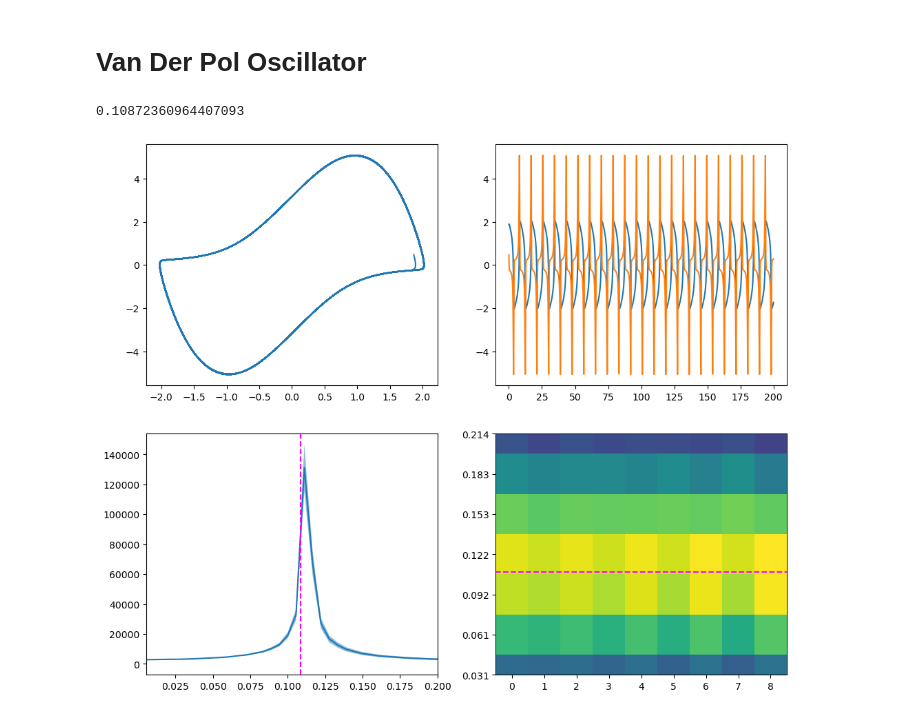
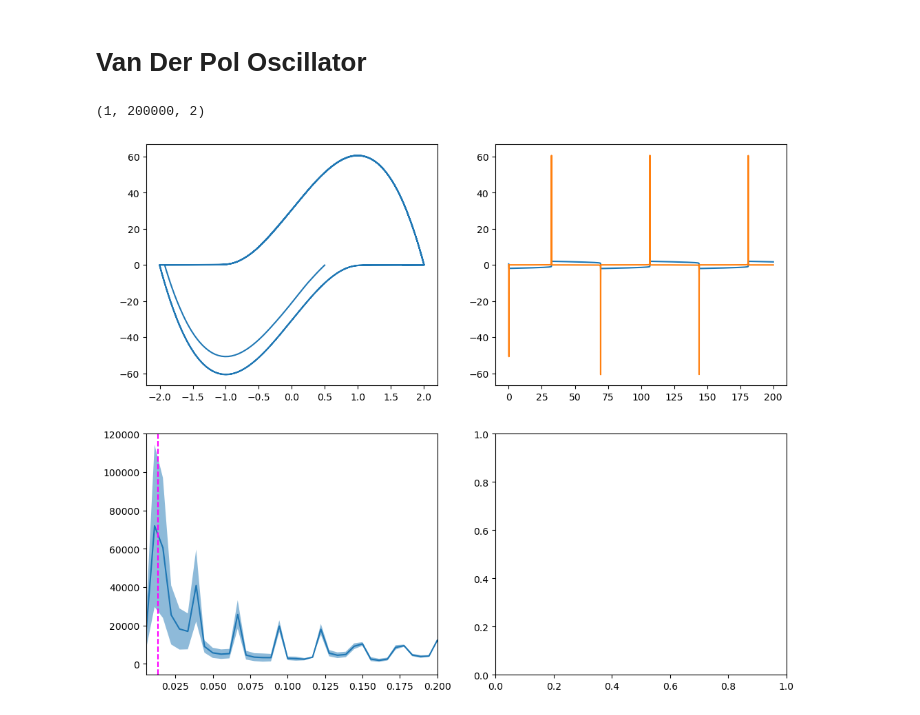
Before and after one commit to adamjeisen/UniversalUnconsciousness, a Jupyter notebook: _jupyter/Testing/2024-06-06 - Testing Oscillatory Systems.ipynb, the cells around one changed output. Drawn from its saved outputs; the diff is of its cells as text; code cells hidden in the pictures.

```diff
--- a/_jupyter/Testing/2024-06-06 - Testing Oscillatory Systems.ipynb
+++ b/_jupyter/Testing/2024-06-06 - Testing Oscillatory Systems.ipynb
@@ -180,4 +190,5 @@ mu = 3
 # %%
+mu = 45
 t_span = [0, 200]
 dt = 0.001
 t_eval = np.arange(t_span[0], t_span[1], dt)
@@ -198,47 +210,48 @@ spec, freqs_spec, spec_mags, spec_angles = compute_spectra(x[:, transient:], dt,
 # %%
 pred_period = (3 - 2*np.log(2))*mu + 2*np.pi/(mu**(1/3))
 # %%
-1/pred_period
+x.shape
 # %% [output]
-0.10872360964407093
+(1, 200000, 2)
 # %%
 max_freq = 0.2
-min_freq = np.min([freqs[1], freqs_spec[1]])
+min_freq = freqs[1]
+# min_freq = np.min([freqs[1], freqs_spec[1]])
 
 traj_num = 0
 fig, axs = plt.subplots(2, 2, figsize=(12, 10))
 
 ax = axs[0][0]
 ax.plot(x[traj_num, :, 0], x[traj_num, :, 1])
 
 ax = axs[0][1]
 ax.plot(t_eval, x[traj_num, :, 0])
 ax.plot(t_eval, x[traj_num, :, 1])
 
 ax = axs[1][0]
 # ax.plot(freqs, fft_mags.mean(axis=0)[:, 0])
 # ax.plot(freqs, fft_mags.mean(axis=0)[:, 1])
 mean_vals = fft_mags.mean(axis=(0, 1))
 se_vals = fft_mags.std(axis=(0, 1))/np.sqrt(fft_mags.shape[0]*fft_mags.shape[1])
 ax.plot(freqs, mean_vals)
 ax.fill_between(freqs, mean_vals - se_vals, mean_vals + se_vals, alpha=0.5)
 ax.axvline(1/pred_period, linestyle='--', c='magenta')
 ax.set_xlim([min_freq, max_freq])
 
 ax = axs[1][1]
-ax.imshow(spec_mags.mean(axis=(0, 1)), aspect='auto', origin='lower')
-min_ind = np.argmax(freqs_spec >= min_freq)
-max_ind = np.argmin(freqs_spec <= max_freq)
-ax.set_ylim([min_ind, max_ind])
-yticks = ax.get_yticks()
-ylim = ax.get_ylim()
-yticks = yticks[(yticks >= ylim[0]) & (yticks <= ylim[1])]
-yticklabels = [f"{freqs_spec[int(y)]:.3f}" for y in yticks]
-ax.set_yticks(yticks)
-ax.set_yticklabels(yticklabels)
-ax.axhline((1/pred_period)/freqs_spec[1], linestyle='--', c='magenta')
+# ax.imshow(spec_mags.mean(axis=(0, 1)), aspect='auto', origin='lower')
+# min_ind = np.argmax(freqs_spec >= min_freq)
+# max_ind = np.argmin(freqs_spec <= max_freq)
+# ax.set_ylim([min_ind, max_ind])
+# yticks = ax.get_yticks()
+# ylim = ax.get_ylim()
+# yticks = yticks[(yticks >= ylim[0]) & (yticks <= ylim[1])]
+# yticklabels = [f"{freqs_spec[int(y)]:.3f}" for y in yticks]
+# ax.set_yticks(yticks)
+# ax.set_yticklabels(yticklabels)
+# ax.axhline((1/pred_period)/freqs_spec[1], linestyle='--', c='magenta')
 
 plt.show()
 # %% [output]
-[figure, old version]
+[figure, new version]
 # %%
```
Also changed, not shown: parts of 37 cells of this notebook, 7 other files.
